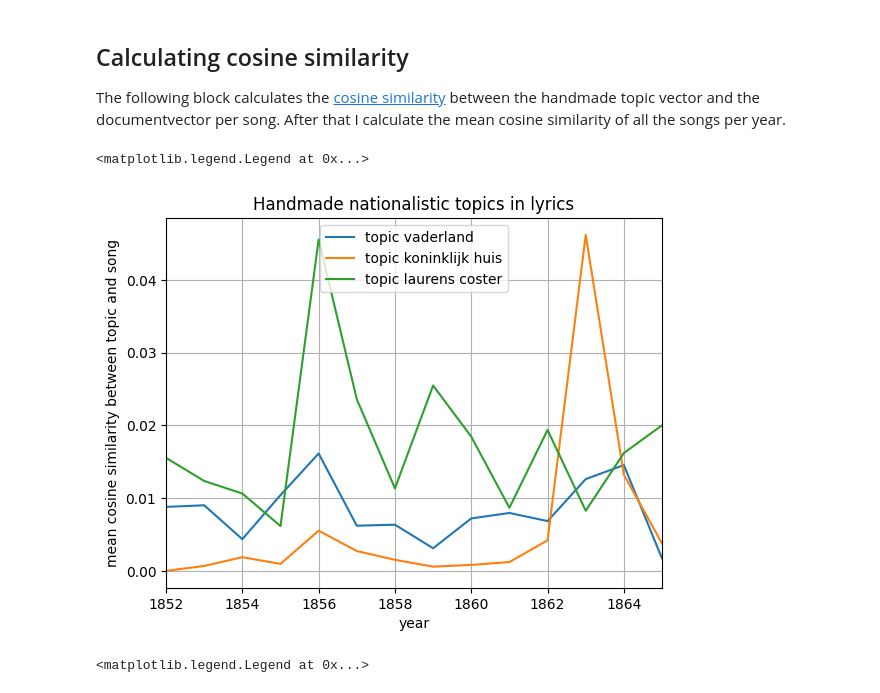
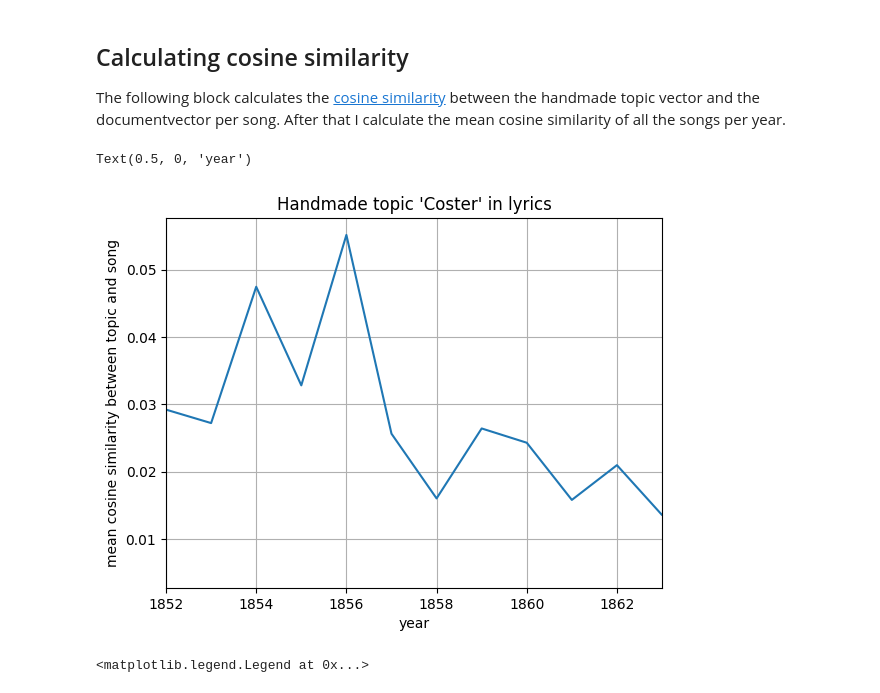
Before and after one commit to ivozandhuis/tv-liedjes, a Jupyter notebook: analysis/handmade-topics-tfidf.ipynb, the cells around one changed output. Saved outputs shown, nothing was run; the diff lists cells and outputs as text; code cells hidden in the pictures.

Commit message:
made handmade topic coster

```diff
--- a/analysis/handmade-topics-tfidf.ipynb
+++ b/analysis/handmade-topics-tfidf.ipynb
@@ -233,7 +245,7 @@ def createSimilarities(topicVectors, liedjesDF):
 topic0 = ['nederland',  'holland',  'nederlandsch', 'nederlandsche', 'nederlandschen', 'hollandsch', 'hollandsche', 'hollandschen', 'nederlands', 'nederlandse', 'nederlandsen', 'hollands', 'hollandse', 'hollandsen', 'neerlands', 'neerlandse', 'neerlandsen', 'geboortegrond',  'geboorteland',  'moederland',  'patria', 'vaderland', 'held', 'landgenoot']
 topic1 = ['koning', 'vorst', 'willem', 'oranje', 'koninklijk', 'nassau']
 topic2 = ['eereleden', 'beschermheer', 'donateurs', 'baas', 'patroon', 'patronen', 'burgervader', 'heeren', 'honorair', 'hooggeachte']
-topic3 = ['laurens', 'lourens', 'coster', 'standbeeld', 'metalen', 'haarlem', 'spaarnestad', 'haarlemmerhout']
+topic3 = ['laurens', 'lourens', 'coster', 'costers', 'koster', 'kosters', 'standbeeld', 'metalen', 'haarlem', 'spaarnestad', 'spaarne', 'haarlemmerhout']
 topic4 = ['eendragt', 'verbinden', 'zaam', 'samen', 'band', 'kring', 'zorg', 'broeder', 'trouw', 'hulp', 'vriendenkring']
 topic5 = ['kunst', 'boekdrukkunst', 'drukkunst', 'schoon', 'schoonheid', 'schoone']
 topic6 = ['verlichting', 'licht', 'verlichten', 'vrijheid', 'vrij', 'bevrijden', 'wetenschap', 'waarde', 'nut', 'nuttig', 'verheffen', 'beschaving', 'beschaven', 'maatschappij', 'samenleving', 'kennis', 'wijsheid', 'wijs']
@@ -246,16 +258,14 @@ topicVectors = np.array(topics2vectors(topicList, liedjesVocabulary))
 
 df = createSimilarities(topicVectors, liedjesDF)
 # %%
-# Nationalisme
-ax = df['topic0'].plot(title="Handmade nationalistic topics in lyrics", xlim=(1852,1865), grid=True)
-ax = df['topic1'].plot(grid=True)
-ax = df['topic3'].plot(grid=True)
+# Change of Coster topic
+ax = df['topic3'].plot(title="Handmade topic 'Coster' in lyrics", xlim=(1852,1863), grid=True)
 ax.set_ylabel('mean cosine similarity between topic and song')
 ax.set_xlabel('year')
-ax.legend(['topic vaderland', 'topic koninklijk huis', 'topic laurens coster'])
+# ax.legend(['topic vaderland', 'topic koninklijk huis', 'topic laurens coster'])
 # %% [output]
-<matplotlib.legend.Legend at 0x...>
+Text(0.5, 0, 'year')
-[figure, old version]
+[figure, new version]
 # %%
 # Glorification of the elite vs the solidarity among printworkers
 ax = df['topic2'].plot(title="Handmade topics for class division in lyrics", xlim=(1852,1865), grid=True)
```
Also changed, not shown: parts of 6 cells of this notebook, 1 other file.
